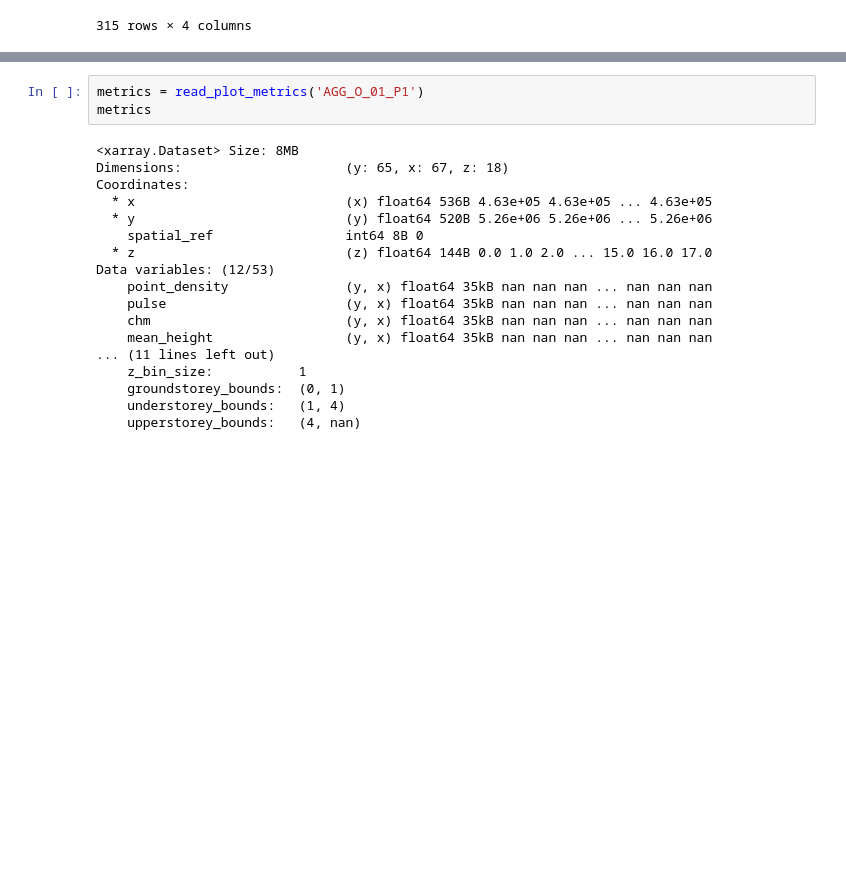
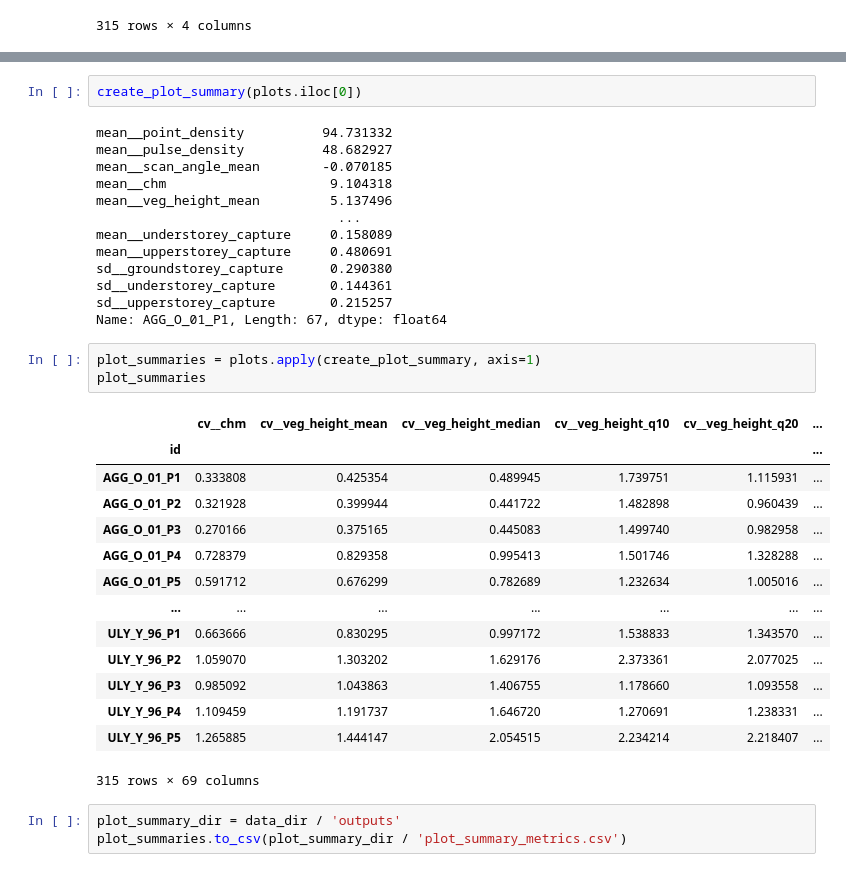
Before and after one commit to jameswesc/masters-thesis, a Jupyter notebook: notebooks/06_plot_summary_metrics.ipynb, the cells around one changed output, grey strips where cells are left out. Cells and saved outputs as stored; diff of their text form; blank space fills up the shorter version.

Commit message:
plot summary metrics

```diff
--- a/notebooks/06_plot_summary_metrics.ipynb
+++ b/notebooks/06_plot_summary_metrics.ipynb
@@ -123,21 +121,36 @@ dtype: float64
 # %%
-metrics = read_plot_metrics('AGG_O_01_P1')
-metrics
+create_plot_summary(plots.iloc[0])
 # %% [output]
-<xarray.Dataset> Size: 8MB
-Dimensions:                     (y: 65, x: 67, z: 18)
-Coordinates:
-  * x                           (x) float64 536B 4.63e+05 4.63e+05 ... 4.63e+05
-  * y                           (y) float64 520B 5.26e+06 5.26e+06 ... 5.26e+06
-    spatial_ref                 int64 8B 0
-  * z                           (z) float64 144B 0.0 1.0 2.0 ... 15.0 16.0 17.0
-Data variables: (12/53)
-    point_density               (y, x) float64 35kB nan nan nan ... nan nan nan
-    pulse                       (y, x) float64 35kB nan nan nan ... nan nan nan
-    chm                         (y, x) float64 35kB nan nan nan ... nan nan nan
-    mean_height                 (y, x) float64 35kB nan nan nan ... nan nan nan
-... (11 lines left out)
-    z_bin_size:           1
-    groundstorey_bounds:  (0, 1)
-    understorey_bounds:   (1, 4)
-    upperstorey_bounds:   (4, nan)
+mean__point_density          94.731332
+mean__pulse_density          48.682927
+mean__scan_angle_mean        -0.070185
+mean__chm                     9.104318
+mean__veg_height_mean         5.137496
+                               ...
+mean__understorey_capture     0.158089
+mean__upperstorey_capture     0.480691
+sd__groundstorey_capture      0.290380
+sd__understorey_capture       0.144361
+sd__upperstorey_capture       0.215257
+Name: AGG_O_01_P1, Length: 67, dtype: float64
+# %%
+plot_summaries = plots.apply(create_plot_summary, axis=1)
+plot_summaries
+# %% [output]
+|  | cv__chm | cv__veg_height_mean | cv__veg_height_median | cv__veg_height_q10 | cv__veg_height_q20 | ... |
+| id |  |  |  |  |  | ... |
+| AGG_O_01_P1 | 0.333808 | 0.425354 | 0.489945 | 1.739751 | 1.115931 | ... |
+| AGG_O_01_P2 | 0.321928 | 0.399944 | 0.441722 | 1.482898 | 0.960439 | ... |
+| AGG_O_01_P3 | 0.270166 | 0.375165 | 0.445083 | 1.499740 | 0.982958 | ... |
+| AGG_O_01_P4 | 0.728379 | 0.829358 | 0.995413 | 1.501746 | 1.328288 | ... |
+| AGG_O_01_P5 | 0.591712 | 0.676299 | 0.782689 | 1.232634 | 1.005016 | ... |
+| ... | ... | ... | ... | ... | ... | ... |
+| ULY_Y_96_P1 | 0.663666 | 0.830295 | 0.997172 | 1.538833 | 1.343570 | ... |
+| ULY_Y_96_P2 | 1.059070 | 1.303202 | 1.629176 | 2.373361 | 2.077025 | ... |
+| ULY_Y_96_P3 | 0.985092 | 1.043863 | 1.406755 | 1.178660 | 1.093558 | ... |
+| ULY_Y_96_P4 | 1.109459 | 1.191737 | 1.646720 | 1.270691 | 1.238331 | ... |
+| ULY_Y_96_P5 | 1.265885 | 1.444147 | 2.054515 | 2.234214 | 2.218407 | ... |
+315 rows × 69 columns
+# %%
+plot_summary_dir = data_dir / 'outputs'
+plot_summaries.to_csv(plot_summary_dir / 'plot_summary_metrics.csv')
```
Also changed, not shown: parts of 2 cells of this notebook, 4 other files.
